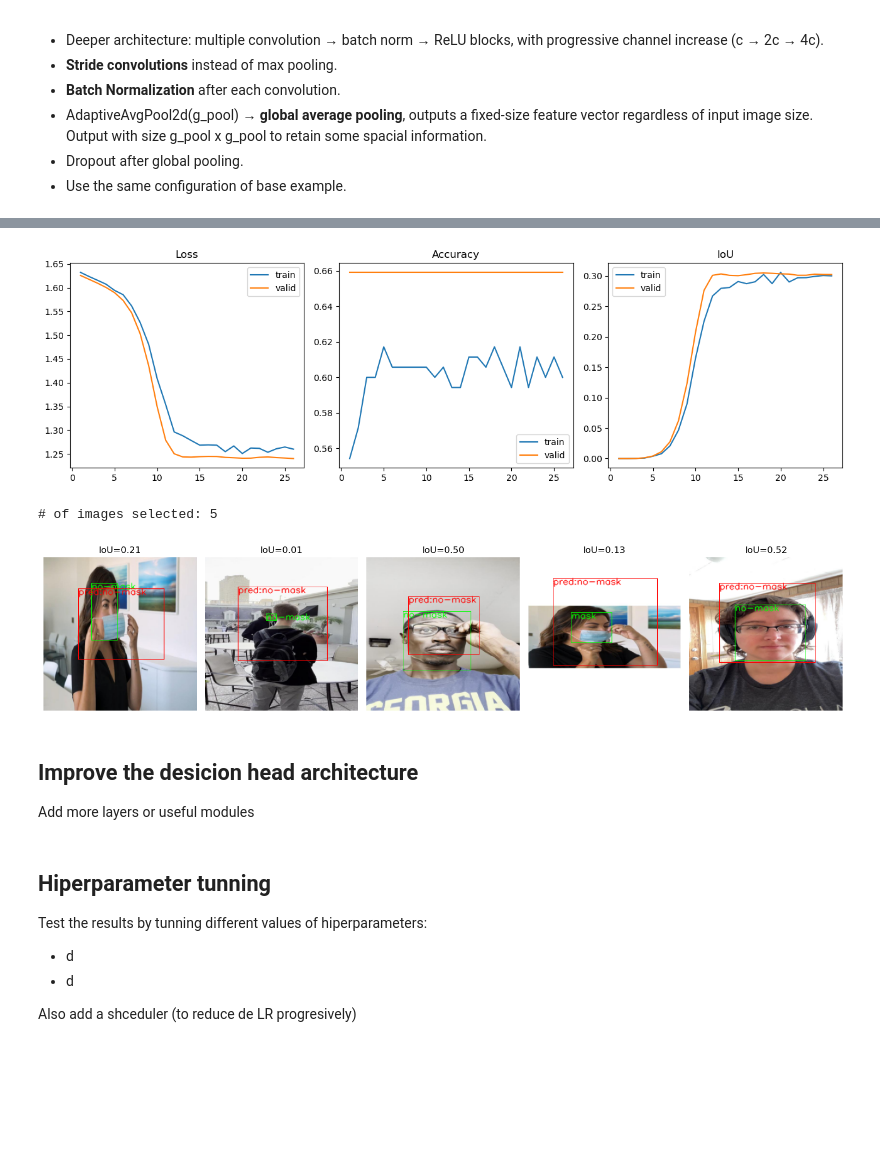
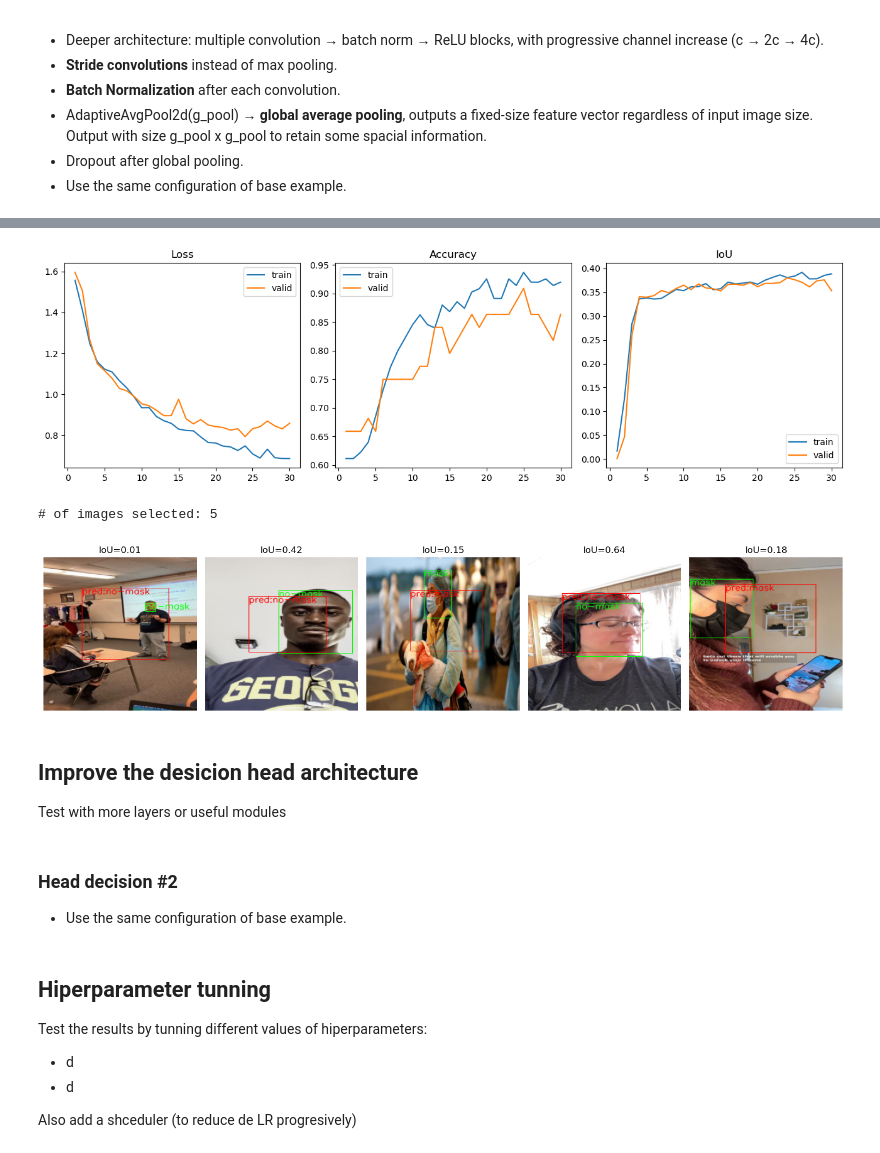
Before and after one commit to JhonattanReales21/Kaggle_CNN_competition_ML4_MIAA, a Jupyter notebook: notebooks/cnn_personalized.ipynb, the cells around one changed output, grey strips where cells are left out. Saved outputs shown, nothing was run; the diff lists cells and outputs as text; code cells hidden in the pictures; blank space fills up the shorter version.

```diff
--- a/notebooks/cnn_personalized.ipynb
+++ b/notebooks/cnn_personalized.ipynb
@@ -241,7 +238,7 @@ cfg = TrainConfig(
     cls_loss_w=1.0,
     box_loss_w=1.5,
     monitor="val_score",  # options: "val_loss", "val_iou", "val_score"
-    positive_weight=torch.tensor(1).to(DEVICE),
+    positive_weight=None,
     cnn_name="cnn_base",
 )
 
@@ -432,7 +444,7 @@ Output with size g_pool x g_pool to retain some spacial information.
 - Use the same configuration of base example.
 # %%
 # Lite backbone - Smaller and faster
-backbone_robust = RobustBackbone(base_ch=32, out_dim=256, dropout=0.5, g_pool=3)
+backbone_robust = RobustBackbone(base_ch=16, out_dim=256, dropout=0.5, g_pool=3)
 cnn_arch_3 = TwoHeadNetVOC(backbone=backbone_robust, feat_dim=256, dropout=0.3).to(
     DEVICE
 )
@@ -501,31 +514,31 @@ IoU mean (Random batch): 0.3176872825133614
 # %%
 # Plot the training history
 plot_history(history_model_cnn_robust, figsize=(13, 4))
 
 
 # Show an inference example by loading the best model and visualizing some predictions
 # on random validation images
 
-checkpoint_path = os.path.join(OUTPUT_DIR, "cnn_base", "best_monitor_model.pt")
+checkpoint_path = os.path.join(OUTPUT_DIR, "cnn_robust", "best_monitor_model.pt")
 annotations_dict = {"origin": "closed", "thickness": 1, "font_scale": 0.5}
 
 visualize_predictions(
     model_class=cnn_arch_3,  # your network class
     checkpoint_path=checkpoint_path,  # path to the .pt file
     norm_mean=mean_train_images,  # mean for normalization (R, G, B)
     norm_std=std_train_images,  # std for normalization (R, G, B)
     valid_dataset=valid_dataset,  # validation Dataset
     figsize=(15, 5),  # figure size
     annotations_dict=annotations_dict,  # annotations dictionary
     n_images=5,  # number of images to display
     n_cols=5,  # number of columns in the grid
     threshold=0.5,  # classification threshold (optional)
     device=DEVICE,  # or "cpu" if you don’t have a GPU
 )
 # %% [output]
-[figure, old version]
+[figure, new version]
 # of images selected: 5
-[figure, old version]
+[figure, new version]
 # %%
 # Free up memory
 del model
@@ -533,3 +551,7 @@ del cnn_arch_3
 # %% [markdown]
 ## Improve the desicion head architecture
-Add more layers or useful modules
+Test with more layers or useful modules
+# %% [markdown]
+### Head decision #2
+
+- Use the same configuration of base example.
```
Also changed, not shown: parts of 14 cells of this notebook, 1 other file.
